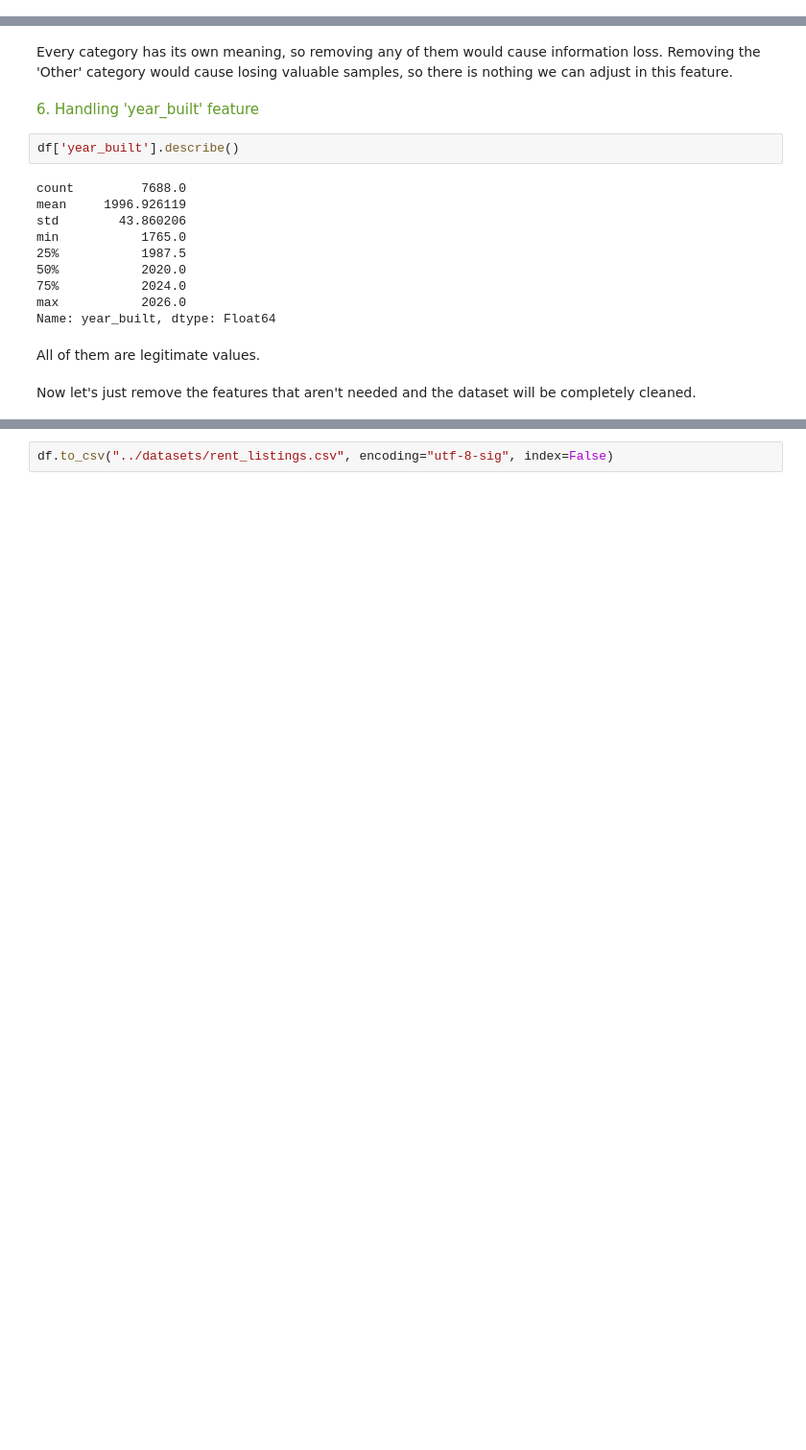
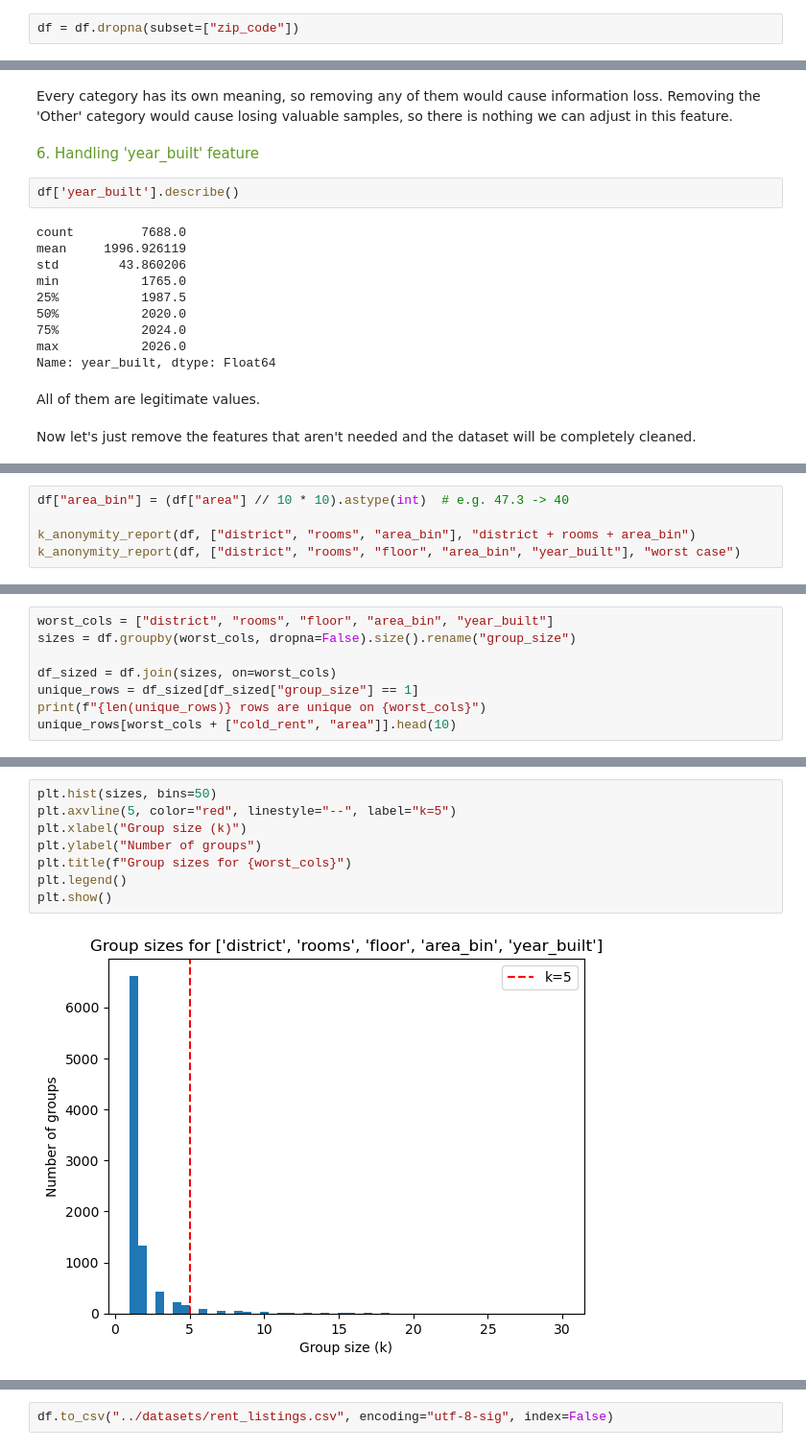
Before and after one commit to viiniiii/rent_prices_prediction, a Jupyter notebook: notebooks/rent_prices_cleaning.ipynb, the cells around one changed output, grey strips where cells are left out. Shown at 96% size. Drawn from its saved outputs; the diff is of its cells as text; blank space fills up the shorter version.

```diff
--- a/notebooks/rent_prices_cleaning.ipynb
+++ b/notebooks/rent_prices_cleaning.ipynb
@@ -2540,3 +2554,5 @@ We managed to clean all the values, but we still have a problem, that being havi
+# %%
+df = df.dropna(subset=["zip_code"])
 # %%
 plt.figure(figsize=(16, 10))
 sns.countplot(data=df, y="district", order=df["district"].value_counts().index)
@@ -2874,0 +2932,5 @@ memory usage: 2.4+ MB
+# %%
+df["area_bin"] = (df["area"] // 10 * 10).astype(int)  # e.g. 47.3 -> 40
+
+k_anonymity_report(df, ["district", "rooms", "area_bin"], "district + rooms + area_bin")
+k_anonymity_report(df, ["district", "rooms", "floor", "area_bin", "year_built"], "worst case")
@@ -2874,0 +2962,8 @@ memory usage: 2.4+ MB
+# %%
+worst_cols = ["district", "rooms", "floor", "area_bin", "year_built"]
+sizes = df.groupby(worst_cols, dropna=False).size().rename("group_size")
+
+df_sized = df.join(sizes, on=worst_cols)
+unique_rows = df_sized[df_sized["group_size"] == 1]
+print(f"{len(unique_rows)} rows are unique on {worst_cols}")
+unique_rows[worst_cols + ["cold_rent", "area"]].head(10)
@@ -2874,0 +2983,10 @@ memory usage: 2.4+ MB
+# %%
+plt.hist(sizes, bins=50)
+plt.axvline(5, color="red", linestyle="--", label="k=5")
+plt.xlabel("Group size (k)")
+plt.ylabel("Number of groups")
+plt.title(f"Group sizes for {worst_cols}")
+plt.legend()
+plt.show()
+# %% [output]
+[figure, added]
```
Also changed, not shown: parts of 47 cells of this notebook.
